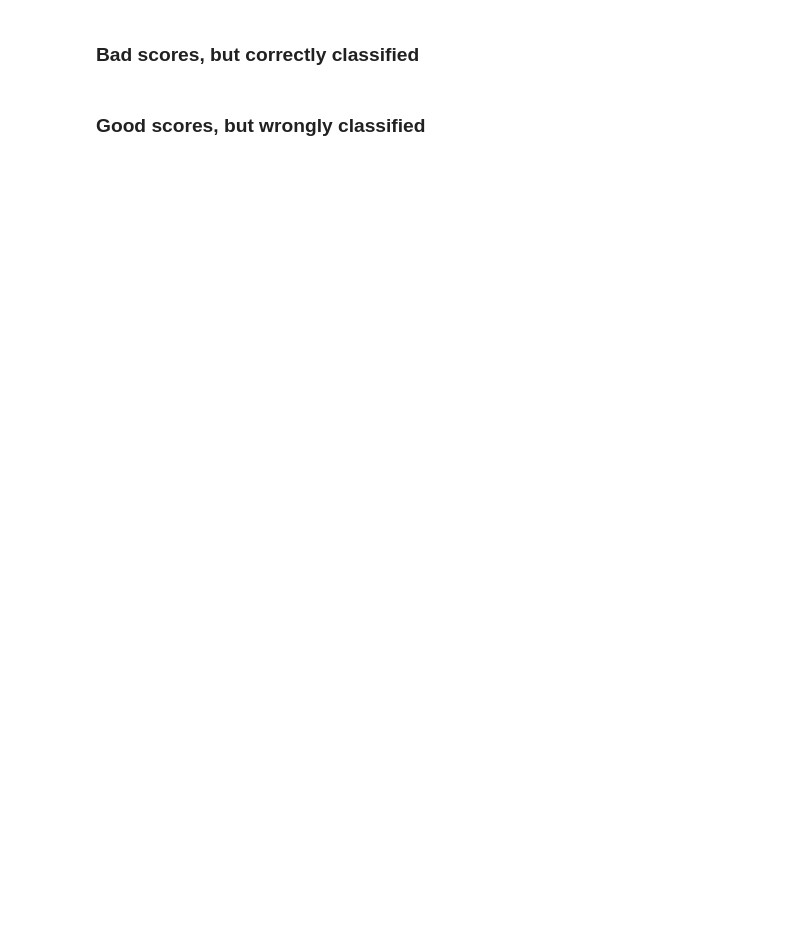
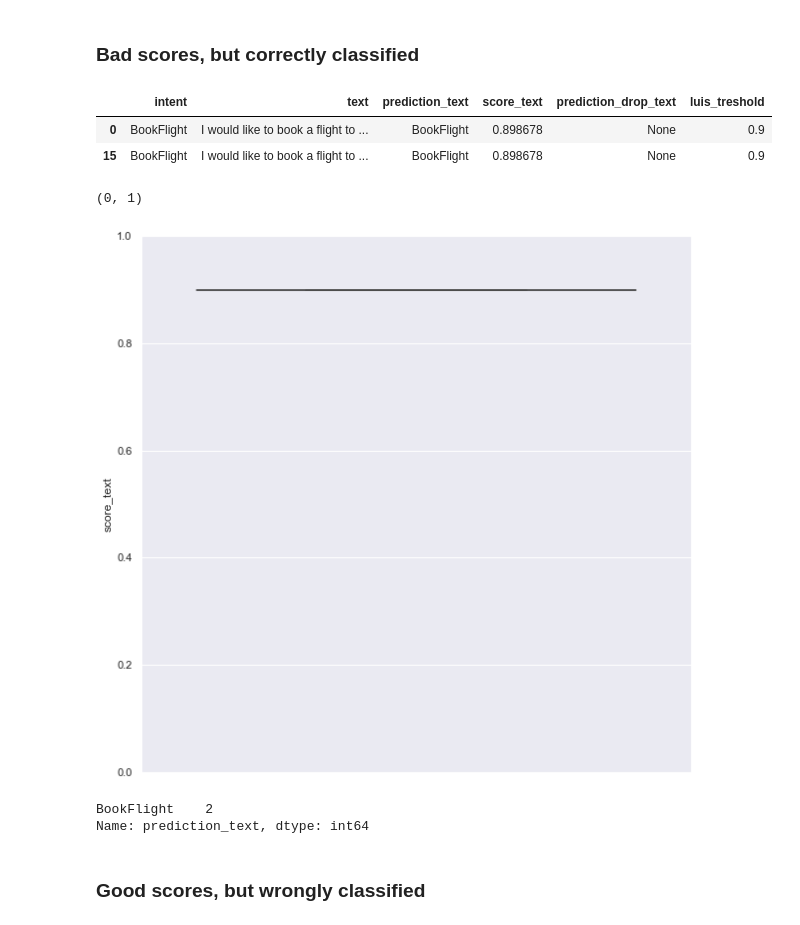
Before and after one commit to microsoft/glue, a Jupyter notebook: notebooks/Eval - LUIS Scoring Review.ipynb, the cells around one changed output. Drawn from its saved outputs; the diff is of its cells as text; code cells hidden in the pictures; blank space fills up the shorter version.

```diff
--- a/notebooks/Eval - LUIS Scoring Review.ipynb
+++ b/notebooks/Eval - LUIS Scoring Review.ipynb
@@ -21,0 +29,3 @@ df_scoring.head()
+# %%
+# Set treshold of scoring file to a variable
+treshold_default = df_scoring['luis_treshold'].loc[0]
@@ -45,14 +102,25 @@ df_scoring[~(df_scoring.intent == df_scoring.prediction) & (df_scoring.intent ==
 # %% [markdown]
 ### Bad scores, but correctly classified
 # %%
-display(df_scoring[(df_scoring.score < 0.82) & (df_scoring.intent == df_scoring.prediction)])
+df_correct_bad_score = df_scoring.loc[(df_scoring.score_text < treshold_default) & (df_scoring.intent == df_scoring.prediction_text)]
+display(df_correct_bad_score)
+# %% [output]
+|  | intent | text | prediction_text | score_text | prediction_drop_text | luis_treshold |
+| 0 | BookFlight | I would like to book a flight to ... | BookFlight | 0.898678 | None | 0.9 |
+| 15 | BookFlight | I would like to book a flight to ... | BookFlight | 0.898678 | None | 0.9 |
 # %%
 # Distribution of bad scores but correctly classified
-am = sns.boxplot(y='score', data=df_scoring[(df_scoring.score < 0.82) & (df_scoring.intent == df_scoring.prediction)])
+am = sns.boxplot(y='score_text', data=df_correct_bad_score)
 am.set_ylim([0, 1])
+# %% [output]
+(0, 1)
+[figure, added]
 # %%
 # Most frequent correct classifications even tho having bad confidence scores
-df_scoring[(df_scoring.score < 0.82) & (df_scoring.intent == df_scoring.prediction)]['prediction'].value_counts()
+df_scoring.loc[(df_scoring.score_text < treshold_default) & (df_scoring.intent == df_scoring.prediction_text)]['prediction_text'].value_counts()
+# %% [output]
+BookFlight    2
+Name: prediction_text, dtype: int64
 # %% [markdown]
 ### Good scores, but wrongly classified
 # %%
```
Also changed, not shown: parts of 25 cells of this notebook, 2 other files.
